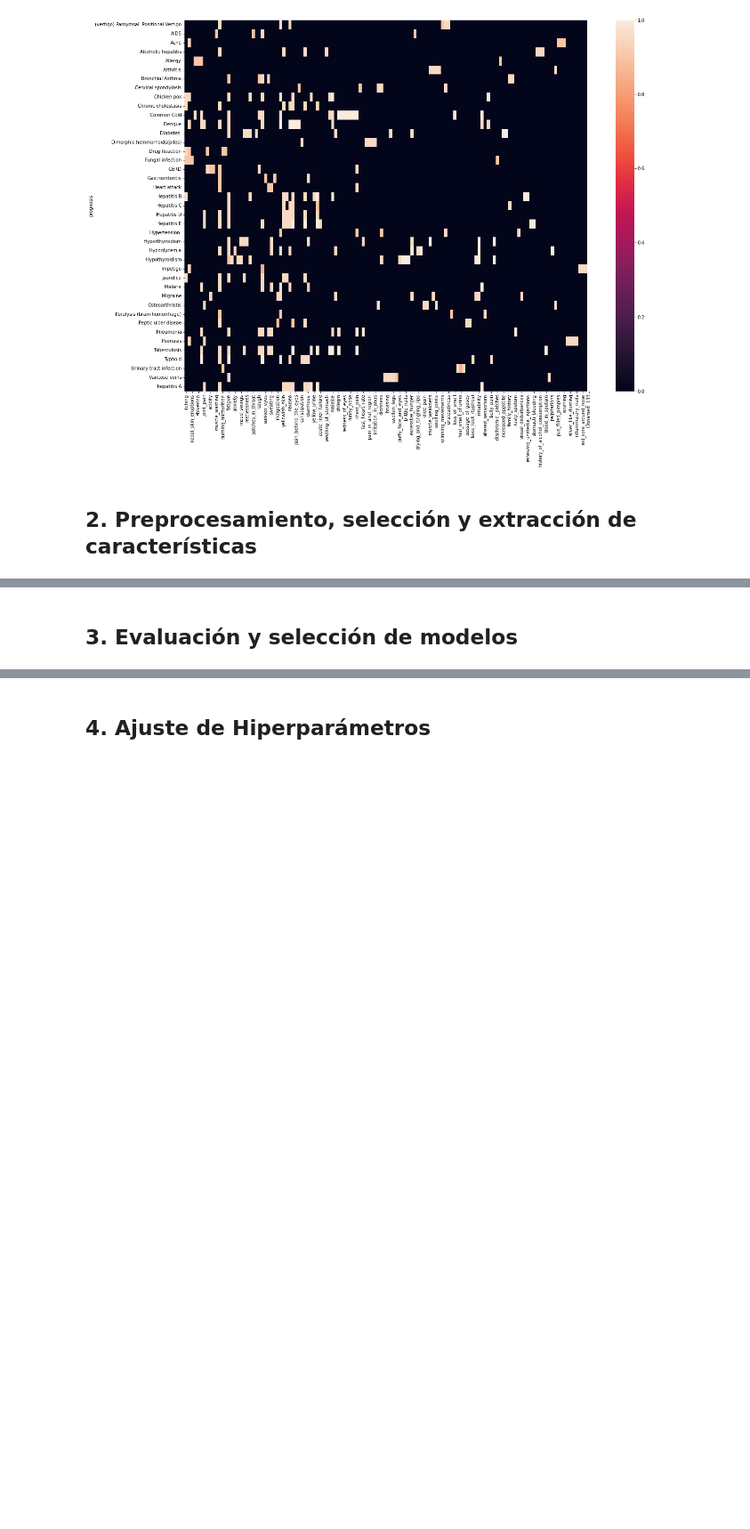
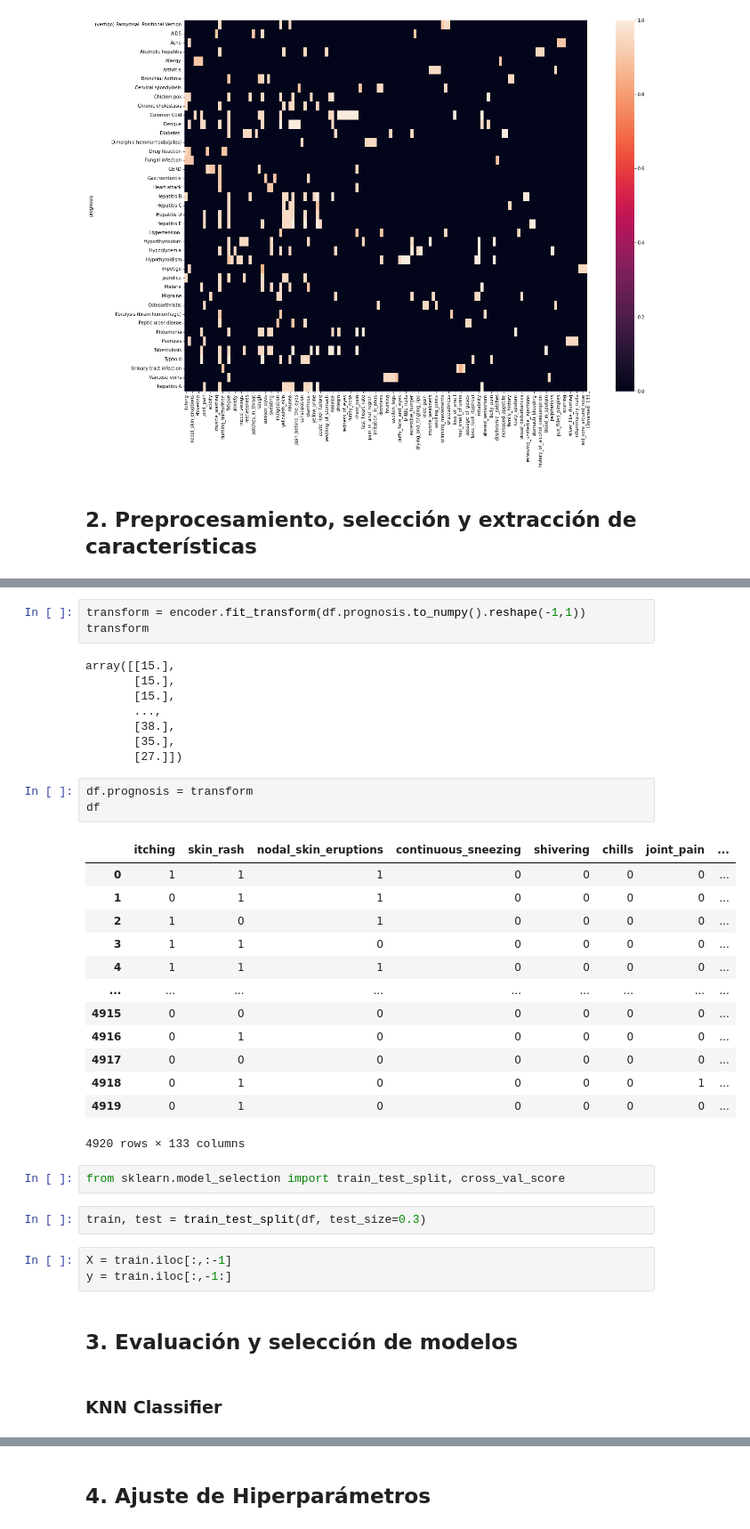
Before and after one commit to fabiannoda/disease_prediction, a Jupyter notebook: disease_prediction.ipynb, the cells around one changed output, grey strips where cells are left out. Shown: that part at 89% size. Drawn from its saved outputs; the diff is of its cells as text; blank space fills up the shorter version.

```diff
--- a/disease_prediction.ipynb
+++ b/disease_prediction.ipynb
@@ -90,2 +112,39 @@ plt.show()
+# %%
+transform = encoder.fit_transform(df.prognosis.to_numpy().reshape(-1,1))
+transform
+# %% [output]
+array([[15.],
+       [15.],
+       [15.],
+       ...,
+       [38.],
+       [35.],
+       [27.]])
+# %%
+df.prognosis = transform
+df
+# %% [output]
+|  | itching | skin_rash | nodal_skin_eruptions | continuous_sneezing | shivering | chills | joint_pain | ... |
+| 0 | 1 | 1 | 1 | 0 | 0 | 0 | 0 | ... |
+| 1 | 0 | 1 | 1 | 0 | 0 | 0 | 0 | ... |
+| 2 | 1 | 0 | 1 | 0 | 0 | 0 | 0 | ... |
+| 3 | 1 | 1 | 0 | 0 | 0 | 0 | 0 | ... |
+| 4 | 1 | 1 | 1 | 0 | 0 | 0 | 0 | ... |
+| ... | ... | ... | ... | ... | ... | ... | ... | ... |
+| 4915 | 0 | 0 | 0 | 0 | 0 | 0 | 0 | ... |
+| 4916 | 0 | 1 | 0 | 0 | 0 | 0 | 0 | ... |
+| 4917 | 0 | 0 | 0 | 0 | 0 | 0 | 0 | ... |
+| 4918 | 0 | 1 | 0 | 0 | 0 | 0 | 1 | ... |
+| 4919 | 0 | 1 | 0 | 0 | 0 | 0 | 0 | ... |
+4920 rows × 133 columns
+# %%
+from sklearn.model_selection import train_test_split, cross_val_score
+# %%
+train, test = train_test_split(df, test_size=0.3)
+# %%
+X = train.iloc[:,:-1]
+y = train.iloc[:,-1:]
 # %% [markdown]
 ## 3. Evaluación y selección de modelos
+# %% [markdown]
+### KNN Classifier
```
Also changed, not shown: parts of 45 cells of this notebook.
